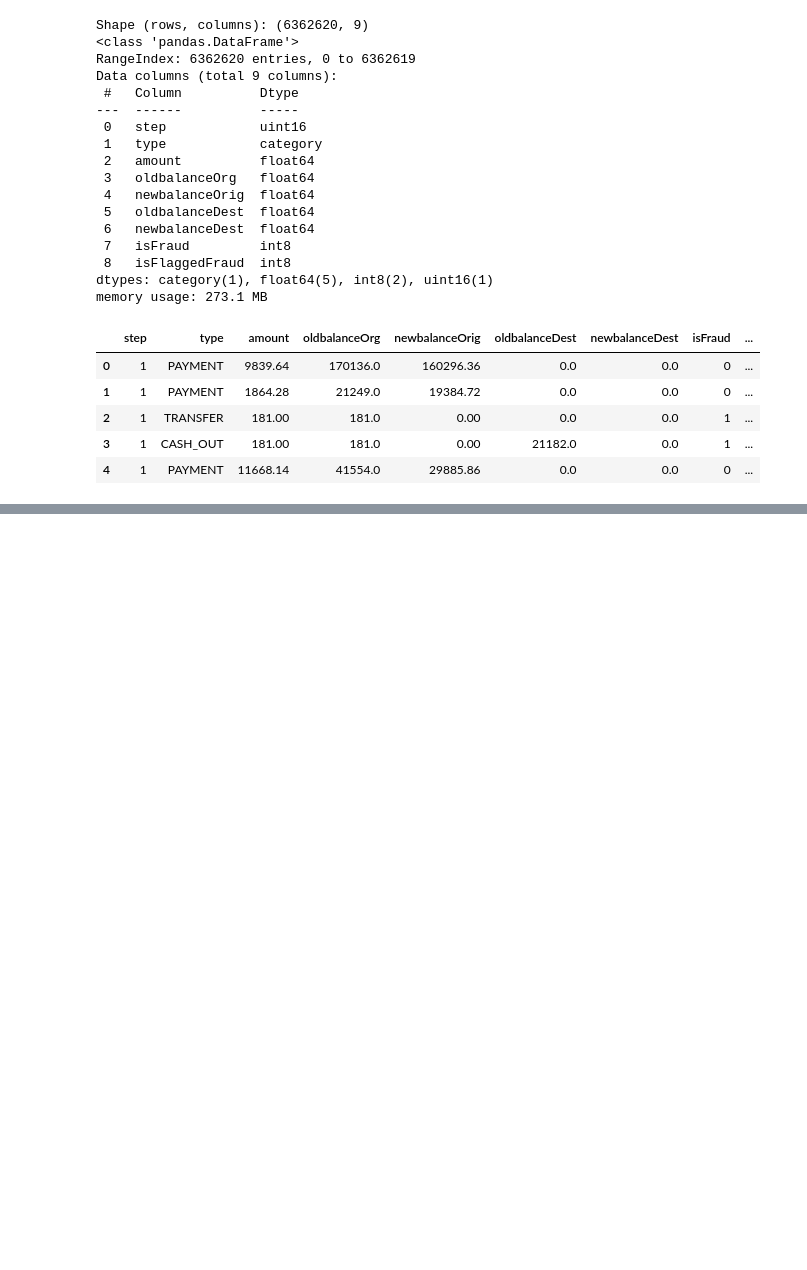
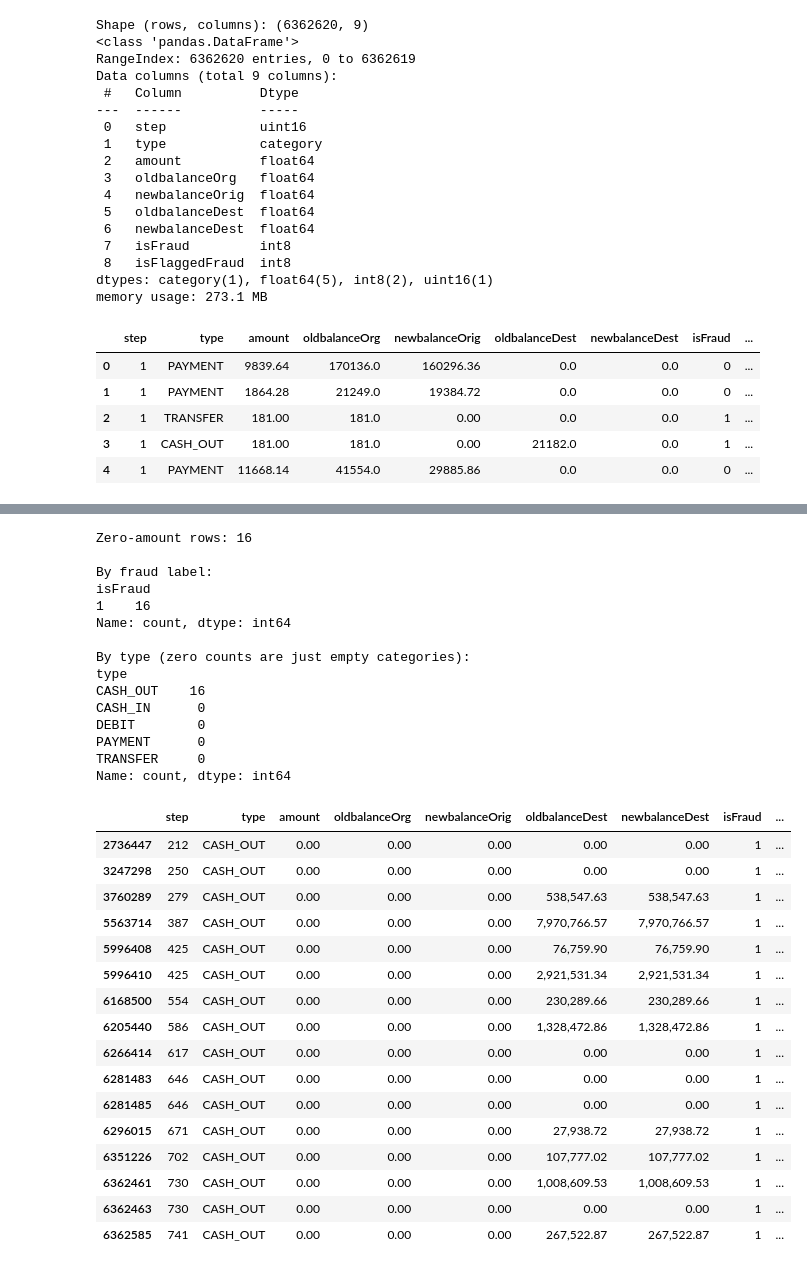
Before and after one commit to Paawan-S/FraudShield, a Jupyter notebook: notebooks/01_eda_paysim.ipynb, the cells around one changed output, grey strips where cells are left out. Cells and saved outputs as stored; diff of their text form; code cells hidden in the pictures; blank space fills up the shorter version.

```diff
--- a/notebooks/01_eda_paysim.ipynb
+++ b/notebooks/01_eda_paysim.ipynb
@@ -77,3 +77,8 @@ df.tail()
 | 6362617 | 743 | CASH_OUT | 6311409.28 | 6311409.28 | 0.0 | 68488.84 | 6379898.11 | 1 | ... |
 | 6362618 | 743 | TRANSFER | 850002.52 | 850002.52 | 0.0 | 0.00 | 0.00 | 1 | ... |
 | 6362619 | 743 | CASH_OUT | 850002.52 | 850002.52 | 0.0 | 6510099.11 | 7360101.63 | 1 | ... |
+# %%
+pd.options.display.float_format = "{:,.2f}".format
+pd.options.display.max_columns = 20
+
+balance_cols = ["oldbalanceOrg", "newbalanceOrig", "oldbalanceDest", "newbalanceDest"]
@@ -79,0 +241,41 @@ df.tail()
+# %%
+zero_amt = df[df["amount"] == 0]
+print("Zero-amount rows:", len(zero_amt))
+print("\nBy fraud label:")
+print(zero_amt["isFraud"].value_counts())
+print("\nBy type (zero counts are just empty categories):")
+print(zero_amt["type"].value_counts())
+zero_amt
+# %% [output]
+Zero-amount rows: 16
+
+By fraud label:
+isFraud
+1    16
+Name: count, dtype: int64
+
+By type (zero counts are just empty categories):
+type
+CASH_OUT    16
+CASH_IN      0
+DEBIT        0
+PAYMENT      0
+TRANSFER     0
+Name: count, dtype: int64
+|  | step | type | amount | oldbalanceOrg | newbalanceOrig | oldbalanceDest | newbalanceDest | isFraud | ... |
+| 2736447 | 212 | CASH_OUT | 0.00 | 0.00 | 0.00 | 0.00 | 0.00 | 1 | ... |
+| 3247298 | 250 | CASH_OUT | 0.00 | 0.00 | 0.00 | 0.00 | 0.00 | 1 | ... |
+| 3760289 | 279 | CASH_OUT | 0.00 | 0.00 | 0.00 | 538,547.63 | 538,547.63 | 1 | ... |
+| 5563714 | 387 | CASH_OUT | 0.00 | 0.00 | 0.00 | 7,970,766.57 | 7,970,766.57 | 1 | ... |
+| 5996408 | 425 | CASH_OUT | 0.00 | 0.00 | 0.00 | 76,759.90 | 76,759.90 | 1 | ... |
+| 5996410 | 425 | CASH_OUT | 0.00 | 0.00 | 0.00 | 2,921,531.34 | 2,921,531.34 | 1 | ... |
+| 6168500 | 554 | CASH_OUT | 0.00 | 0.00 | 0.00 | 230,289.66 | 230,289.66 | 1 | ... |
+| 6205440 | 586 | CASH_OUT | 0.00 | 0.00 | 0.00 | 1,328,472.86 | 1,328,472.86 | 1 | ... |
+| 6266414 | 617 | CASH_OUT | 0.00 | 0.00 | 0.00 | 0.00 | 0.00 | 1 | ... |
+| 6281483 | 646 | CASH_OUT | 0.00 | 0.00 | 0.00 | 0.00 | 0.00 | 1 | ... |
+| 6281485 | 646 | CASH_OUT | 0.00 | 0.00 | 0.00 | 0.00 | 0.00 | 1 | ... |
+| 6296015 | 671 | CASH_OUT | 0.00 | 0.00 | 0.00 | 27,938.72 | 27,938.72 | 1 | ... |
+| 6351226 | 702 | CASH_OUT | 0.00 | 0.00 | 0.00 | 107,777.02 | 107,777.02 | 1 | ... |
+| 6362461 | 730 | CASH_OUT | 0.00 | 0.00 | 0.00 | 1,008,609.53 | 1,008,609.53 | 1 | ... |
+| 6362463 | 730 | CASH_OUT | 0.00 | 0.00 | 0.00 | 0.00 | 0.00 | 1 | ... |
+| 6362585 | 741 | CASH_OUT | 0.00 | 0.00 | 0.00 | 267,522.87 | 267,522.87 | 1 | ... |
```
Also changed, not shown: parts of 9 cells of this notebook.
